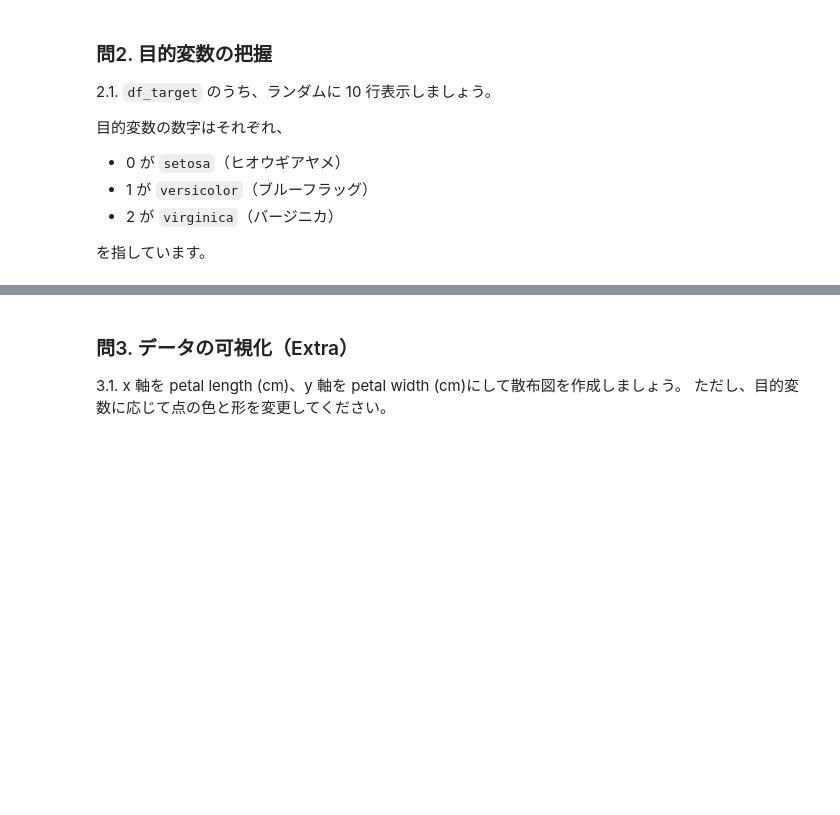
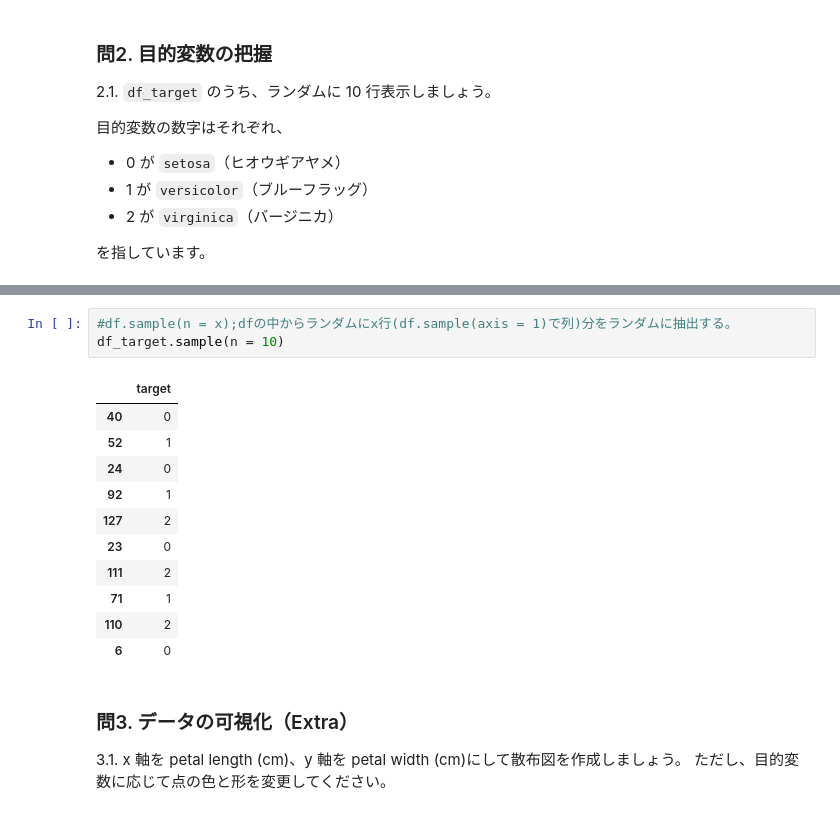
Before and after one commit to shou-hatu/Basic-Python3, a Jupyter notebook: sklearn_quiz.ipynb, the cells around one changed output, grey strips where cells are left out. Saved outputs shown, nothing was run; the diff lists cells and outputs as text; blank space fills up the shorter version.

```diff
--- a/sklearn_quiz.ipynb
+++ b/sklearn_quiz.ipynb
@@ -92,3 +82,18 @@ dtype: int64
+# %%
+#df.sample(n = x);dfの中からランダムにx行(df.sample(axis = 1)で列)分をランダムに抽出する。
+df_target.sample(n = 10)
+# %% [output]
+|  | target |
+| 40 | 0 |
+| 52 | 1 |
+| 24 | 0 |
+| 92 | 1 |
+| 127 | 2 |
+| 23 | 0 |
+| 111 | 2 |
+| 71 | 1 |
+| 110 | 2 |
+| 6 | 0 |
 # %% [markdown]
 ### 問3. データの可視化（Extra）
 
```
Also changed, not shown: parts of 19 cells of this notebook.
